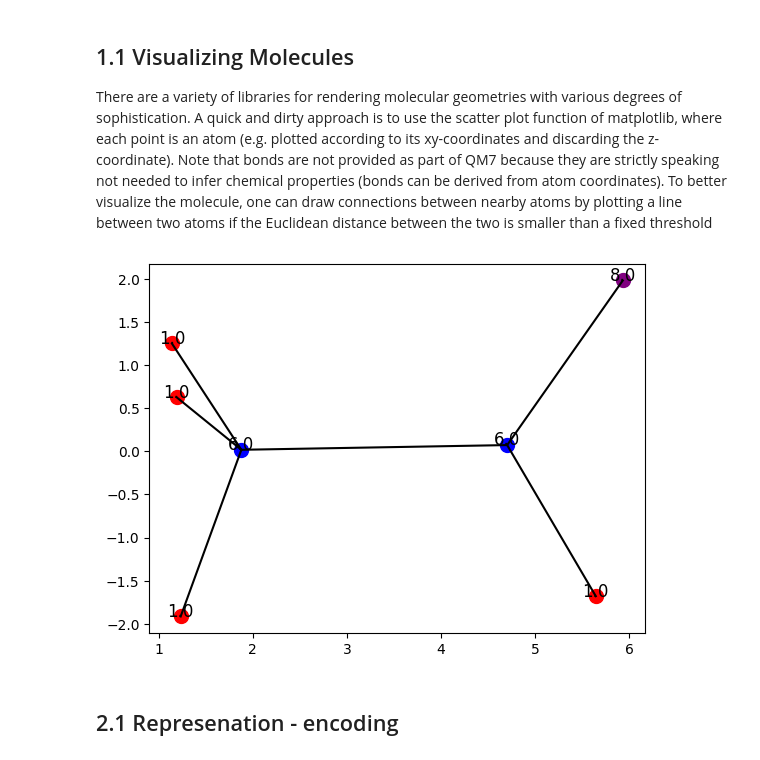
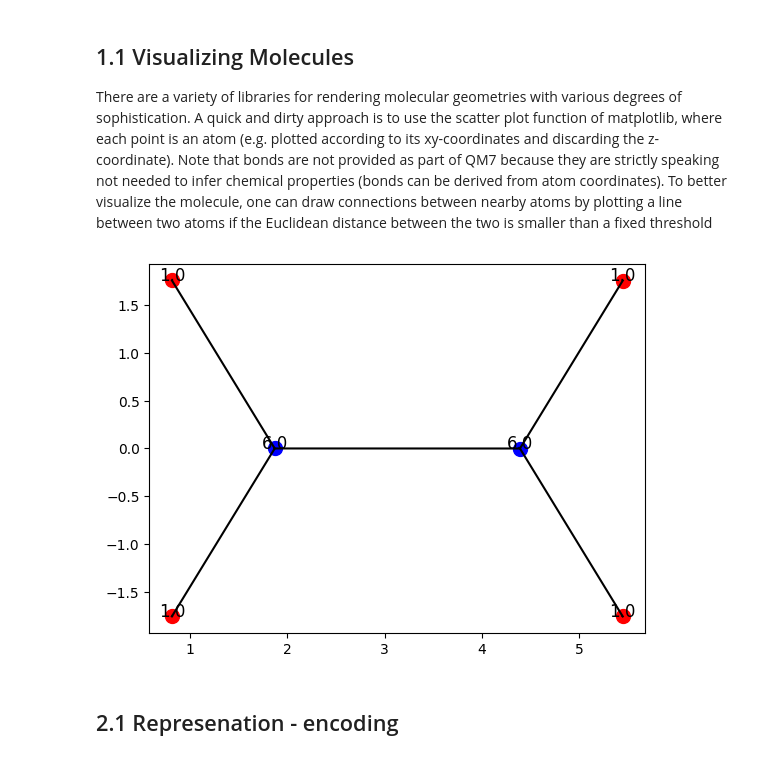
Before and after one commit to mertyaylacigit/ML-for-Data-Science, a Jupyter notebook: Part 2/Lab ML for Data Science Part 2.ipynb, the cells around one changed output. Cells and saved outputs as stored; diff of their text form; code cells hidden in the pictures.

```diff
--- a/Part 2/Lab ML for Data Science Part 2.ipynb
+++ b/Part 2/Lab ML for Data Science Part 2.ipynb
@@ -52,34 +52,34 @@ smaller than a fixed threshold
 # %%
 def visualize_molecule(molecule_idx, threshold=3):  # change threshold if bonds are wrong
     fig, ax = plt.subplots()
 
     # Get the coordinates and atomic numbers for the molecule
     coords = R[molecule_idx]
     atomic_numbers = Z[molecule_idx]
 
     # Define colors for different atoms
     colors = {1: 'red', 6: 'blue', 7: 'green', 8: 'purple', 16: 'orange'}
 
     # Plot the atoms
     for i, (x, y, z) in enumerate(coords):
         if atomic_numbers[i] != 0:  # Ignore non-atoms
             ax.scatter(x, y, s=100, color=colors.get(atomic_numbers[i], 'black'))
             ax.text(x, y, str(atomic_numbers[i]), fontsize=12, ha='center')
 
     # Plot the bonds
     for i in range(len(coords)):
         for j in range(i+1, len(coords)):
             if atomic_numbers[i] != 0 and atomic_numbers[j] != 0:
                 distance = np.linalg.norm(coords[i] - coords[j])
                 #print(distance)
                 if distance < threshold:
                     ax.plot([coords[i][0], coords[j][0]], [coords[i][1], coords[j][1]], 'k-')
 
     plt.show()
 
-visualize_molecule(5)
+visualize_molecule(2)
 # %% [output]
-[figure, old version]
+[figure, new version]
 # %% [markdown]
 ## 2.1 Represenation - encoding
 # %%
```
Also changed, not shown: parts of 11 cells of this notebook.
